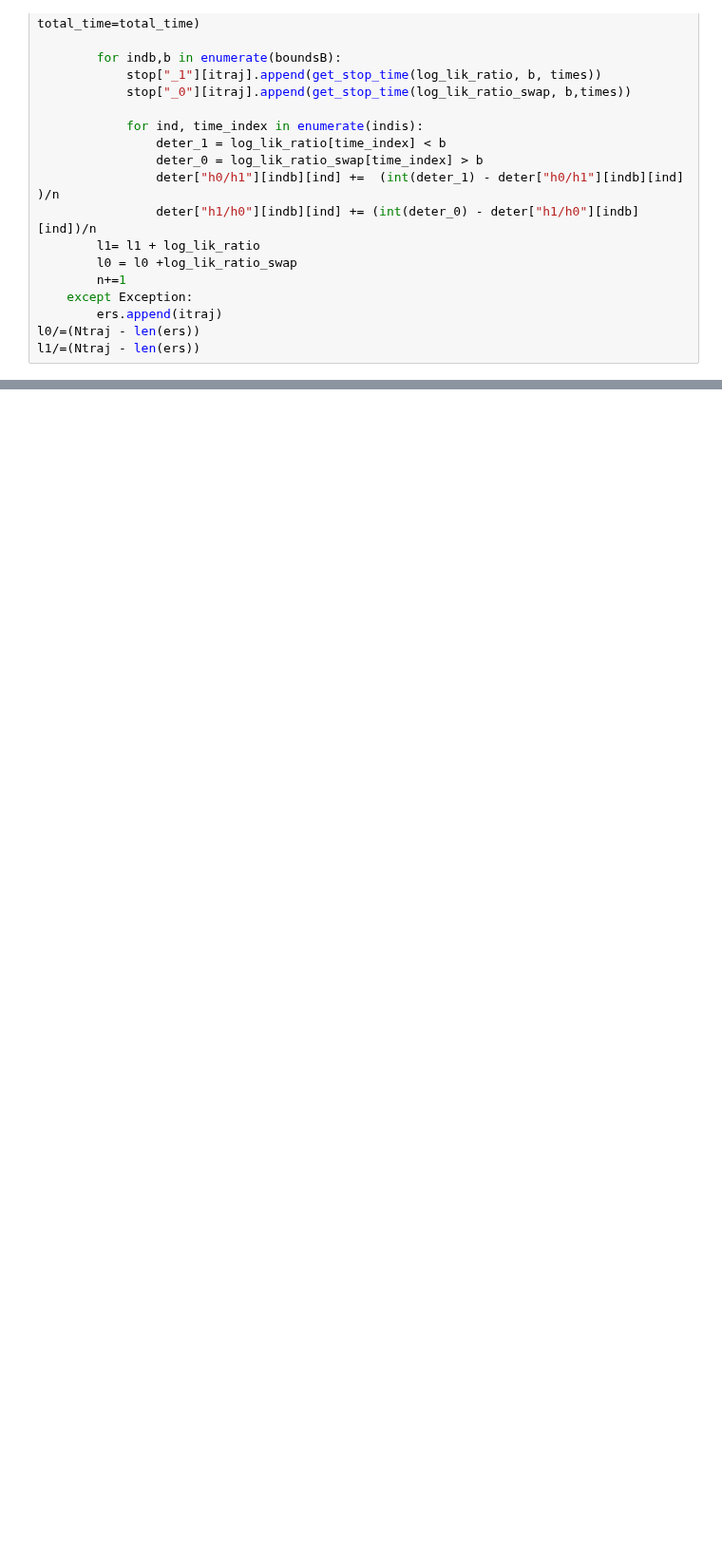
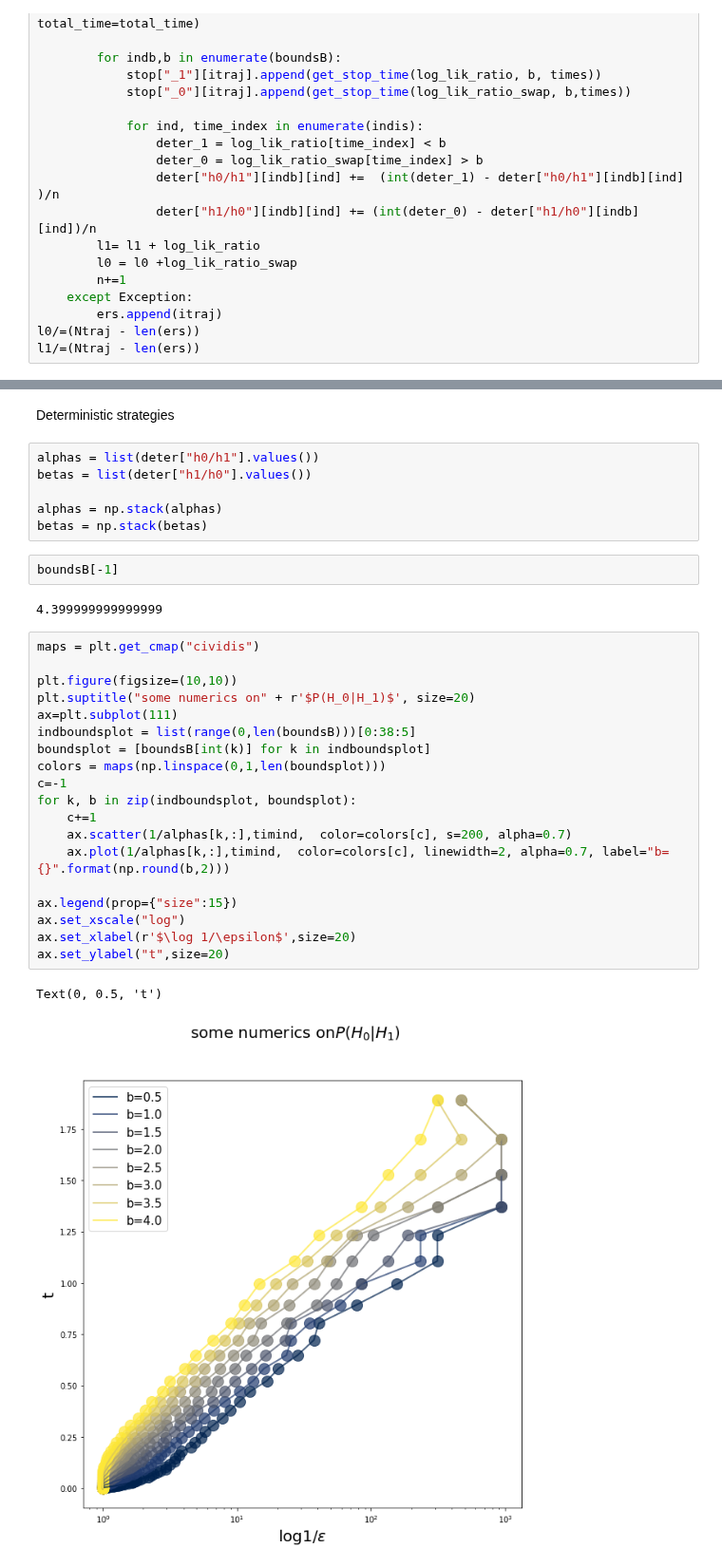
Before and after one commit to matibilkis/continuous, a Jupyter notebook: analysis/damping_discrimination.ipynb, the cells around one changed output, grey strips where cells are left out. Shown at 95% size. Cells and saved outputs as stored; diff of their text form; blank space fills up the shorter version.

```diff
--- a/analysis/damping_discrimination.ipynb
+++ b/analysis/damping_discrimination.ipynb
@@ -117,0 +158,34 @@ for indb, b in enumerate(selected_b):
+# %% [markdown]
+Deterministic strategies
+# %%
+alphas = list(deter["h0/h1"].values())
+betas = list(deter["h1/h0"].values())
+
+alphas = np.stack(alphas)
+betas = np.stack(betas)
+# %%
+boundsB[-1]
+# %% [output]
+4.399999999999999
+# %%
+maps = plt.get_cmap("cividis")
+
+plt.figure(figsize=(10,10))
+plt.suptitle("some numerics on" + r'$P(H_0|H_1)$', size=20)
+ax=plt.subplot(111)
+indboundsplot = list(range(0,len(boundsB)))[0:38:5]
+boundsplot = [boundsB[int(k)] for k in indboundsplot]
+colors = maps(np.linspace(0,1,len(boundsplot)))
+c=-1
+for k, b in zip(indboundsplot, boundsplot):
+    c+=1
+    ax.scatter(1/alphas[k,:],timind,  color=colors[c], s=200, alpha=0.7)
+    ax.plot(1/alphas[k,:],timind,  color=colors[c], linewidth=2, alpha=0.7, label="b={}".format(np.round(b,2)))
+
+ax.legend(prop={"size":15})
+ax.set_xscale("log")
+ax.set_xlabel(r'$\log 1/\epsilon$',size=20)
+ax.set_ylabel("t",size=20)
+# %% [output]
+Text(0, 0.5, 't')
+[figure, added]
```
Also changed, not shown: parts of 9 cells of this notebook, 6 other files.
